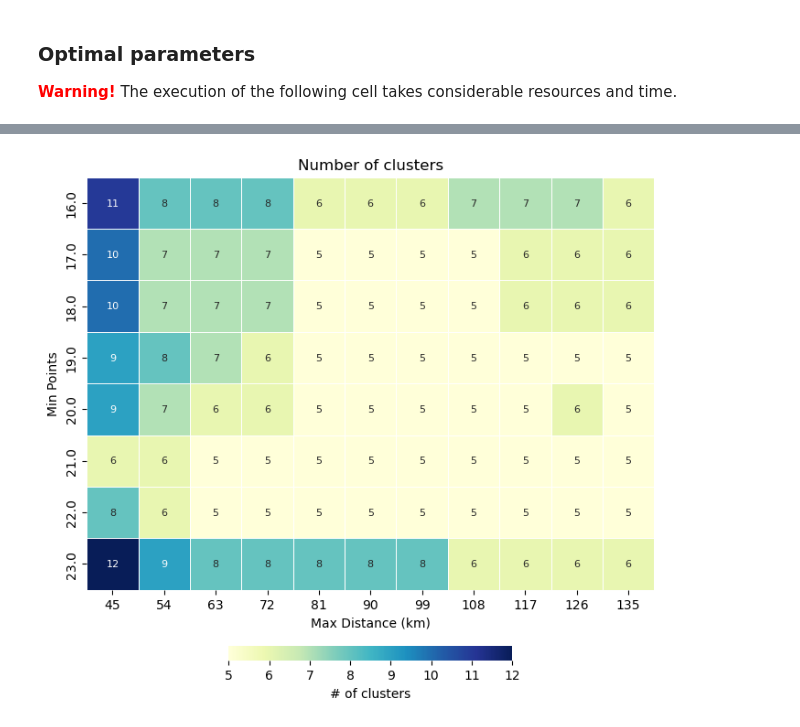
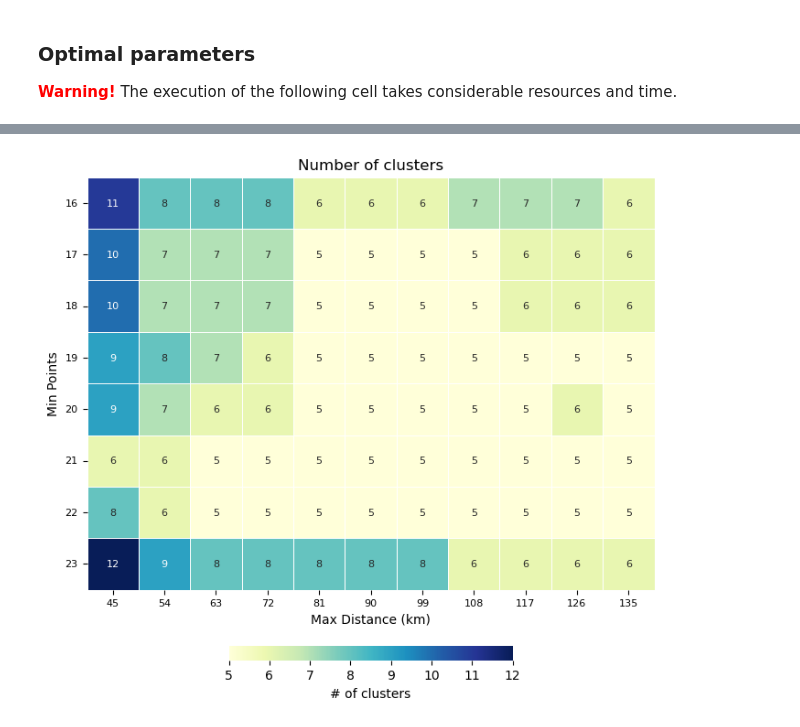
Before and after one commit to lletassey/clustering-tweets-earthquake, a Jupyter notebook: notebooks/stdbscan_params.ipynb, the cells around one changed output, grey strips where cells are left out. Cells and saved outputs as stored; diff of their text form; code cells hidden in the pictures.

Commit message:
Set fontsize for param viz

```diff
--- a/notebooks/stdbscan_params.ipynb
+++ b/notebooks/stdbscan_params.ipynb
@@ -135,35 +135,35 @@ max_n_clusters
 # Plot max_n_clusters
 fig, ax_cluster = plt.subplots()
 # Set figure size
 fig.set_size_inches(8, 8)
 
 # annot parameter is used to show the values in the heatmap cells
 ax_cluster = sns.heatmap(
     max_n_clusters,
     annot=True,
     fmt=".0f",
     cmap="YlGnBu",
     ax=ax_cluster,
     linewidths=0.6,
     linecolor="white",
     cbar=True,
     cbar_kws={"shrink": 0.5, "label": "# of clusters", "orientation": "horizontal", "pad": 0.1},
     annot_kws={"size": 8},
     square=True,
     xticklabels=True,
     yticklabels=True,
 
 )
 ax_cluster.set_title("Number of clusters")
 ax_cluster.set_xlabel("Max Distance (km)")
 ax_cluster.set_ylabel("Min Points")
 
 # Set xlabel values
-ax_cluster.set_xticklabels([f"{i:.0f}" for i in eps1_terrain], rotation=0)
-ax_cluster.set_yticklabels([f"{i:.0f}" for i in min_points], rotation=0)
+ax_cluster.set_xticklabels([f"{i:.0f}" for i in eps1_terrain], rotation=0, fontsize=8)
+ax_cluster.set_yticklabels([f"{i:.0f}" for i in min_points], rotation=0, fontsize=8)
 
 plt.show()
 # %% [output]
-[figure, old version]
+[figure, new version]
 # %%
 ax_cluster.get_figure().savefig('./images/st_dbscan/st_dbscan_param.png', dpi=300, bbox_inches='tight', facecolor=ax_cluster.get_figure().get_facecolor(), edgecolor='none')
```
